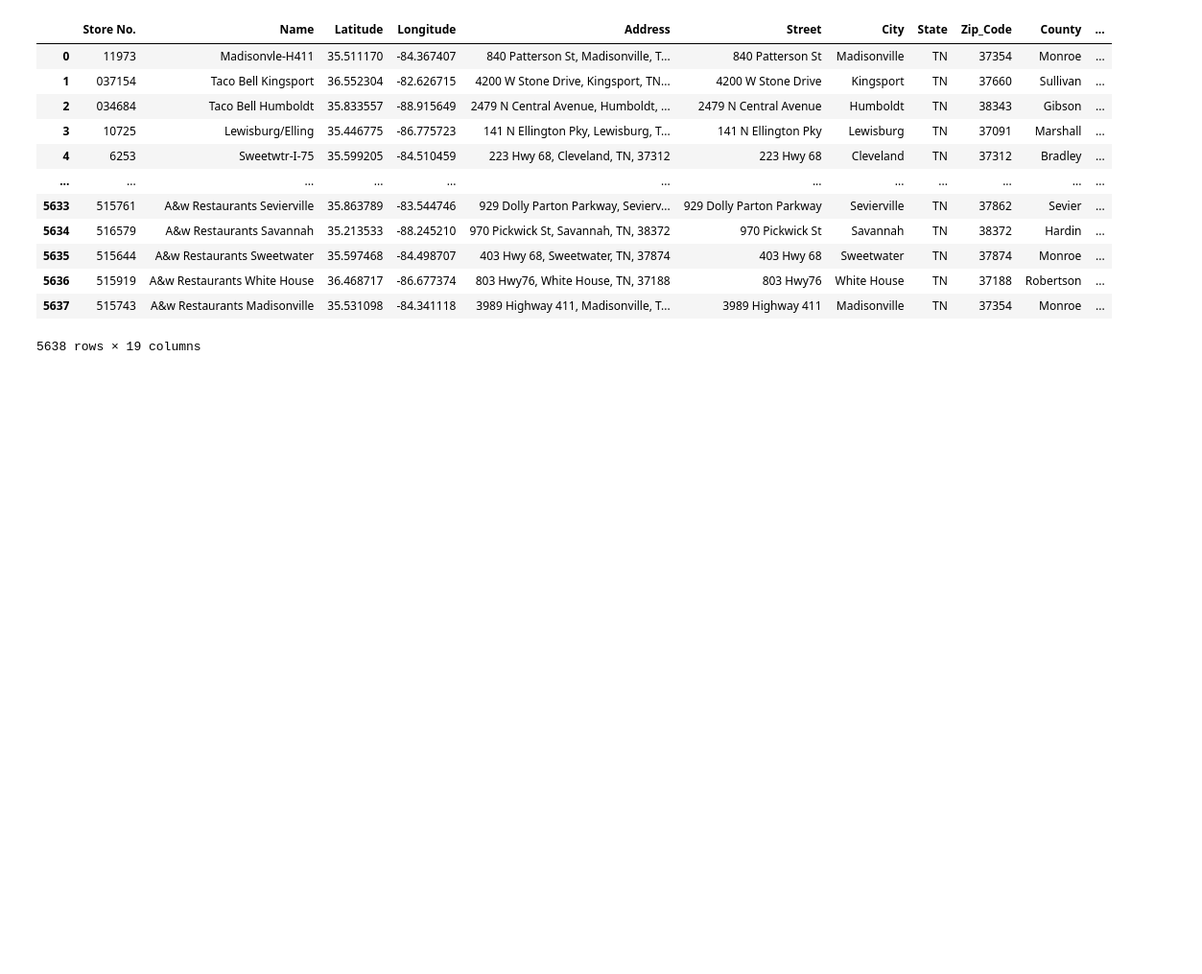
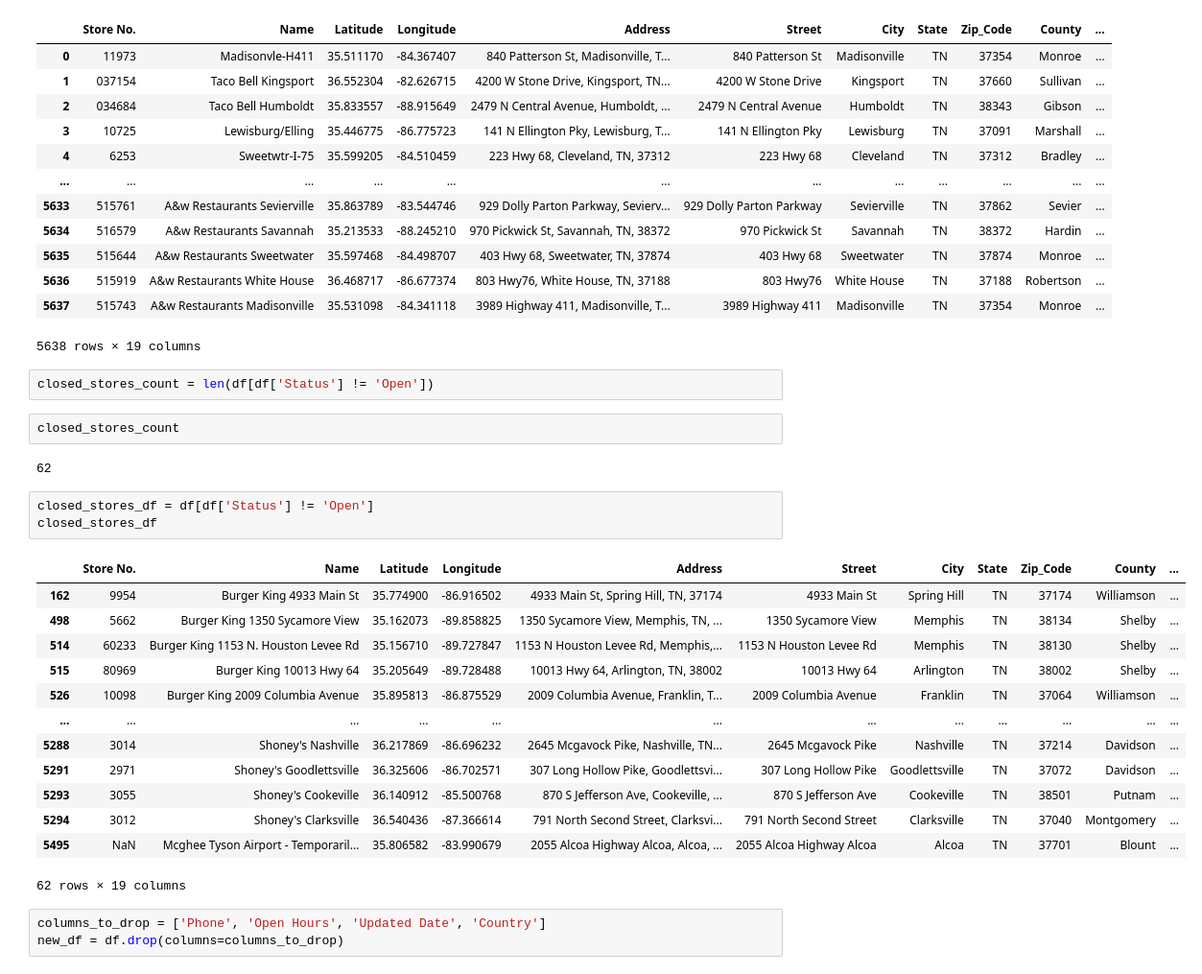
Before and after one commit to scost46/TN_Obesity_Analysis_Capstone, a Jupyter notebook: notebooks/locations.ipynb, the cells around one changed output. Shown at 96% size. Cells and saved outputs as stored; diff of their text form; blank space fills up the shorter version.

```diff
--- a/notebooks/locations.ipynb
+++ b/notebooks/locations.ipynb
@@ -29,3 +17,29 @@ df
 | 5636 | 515919 | A&w Restaurants White House | 36.468717 | -86.677374 | 803 Hwy76, White House, TN, 37188 | 803 Hwy76 | White House | TN | 37188 | Robertson | ... |
 | 5637 | 515743 | A&w Restaurants Madisonville | 35.531098 | -84.341118 | 3989 Highway 411, Madisonville, T... | 3989 Highway 411 | Madisonville | TN | 37354 | Monroe | ... |
 5638 rows × 19 columns
+# %%
+closed_stores_count = len(df[df['Status'] != 'Open'])
+# %%
+closed_stores_count
+# %% [output]
+62
+# %%
+closed_stores_df = df[df['Status'] != 'Open']
+closed_stores_df
+# %% [output]
+|  | Store No. | Name | Latitude | Longitude | Address | Street | City | State | Zip_Code | County | ... |
+| 162 | 9954 | Burger King 4933 Main St | 35.774900 | -86.916502 | 4933 Main St, Spring Hill, TN, 37174 | 4933 Main St | Spring Hill | TN | 37174 | Williamson | ... |
+| 498 | 5662 | Burger King 1350 Sycamore View | 35.162073 | -89.858825 | 1350 Sycamore View, Memphis, TN, ... | 1350 Sycamore View | Memphis | TN | 38134 | Shelby | ... |
+| 514 | 60233 | Burger King 1153 N. Houston Levee Rd | 35.156710 | -89.727847 | 1153 N Houston Levee Rd, Memphis,... | 1153 N Houston Levee Rd | Memphis | TN | 38130 | Shelby | ... |
+| 515 | 80969 | Burger King 10013 Hwy 64 | 35.205649 | -89.728488 | 10013 Hwy 64, Arlington, TN, 38002 | 10013 Hwy 64 | Arlington | TN | 38002 | Shelby | ... |
+| 526 | 10098 | Burger King 2009 Columbia Avenue | 35.895813 | -86.875529 | 2009 Columbia Avenue, Franklin, T... | 2009 Columbia Avenue | Franklin | TN | 37064 | Williamson | ... |
+| ... | ... | ... | ... | ... | ... | ... | ... | ... | ... | ... | ... |
+| 5288 | 3014 | Shoney's Nashville | 36.217869 | -86.696232 | 2645 Mcgavock Pike, Nashville, TN... | 2645 Mcgavock Pike | Nashville | TN | 37214 | Davidson | ... |
+| 5291 | 2971 | Shoney's Goodlettsville | 36.325606 | -86.702571 | 307 Long Hollow Pike, Goodlettsvi... | 307 Long Hollow Pike | Goodlettsville | TN | 37072 | Davidson | ... |
+| 5293 | 3055 | Shoney's Cookeville | 36.140912 | -85.500768 | 870 S Jefferson Ave, Cookeville, ... | 870 S Jefferson Ave | Cookeville | TN | 38501 | Putnam | ... |
+| 5294 | 3012 | Shoney's Clarksville | 36.540436 | -87.366614 | 791 North Second Street, Clarksvi... | 791 North Second Street | Clarksville | TN | 37040 | Montgomery | ... |
+| 5495 | NaN | Mcghee Tyson Airport - Temporaril... | 35.806582 | -83.990679 | 2055 Alcoa Highway Alcoa, Alcoa, ... | 2055 Alcoa Highway Alcoa | Alcoa | TN | 37701 | Blount | ... |
+62 rows × 19 columns
+# %%
+columns_to_drop = ['Phone', 'Open Hours', 'Updated Date', 'Country']
+new_df = df.drop(columns=columns_to_drop)
```
Also changed, not shown: parts of 2 cells of this notebook.
